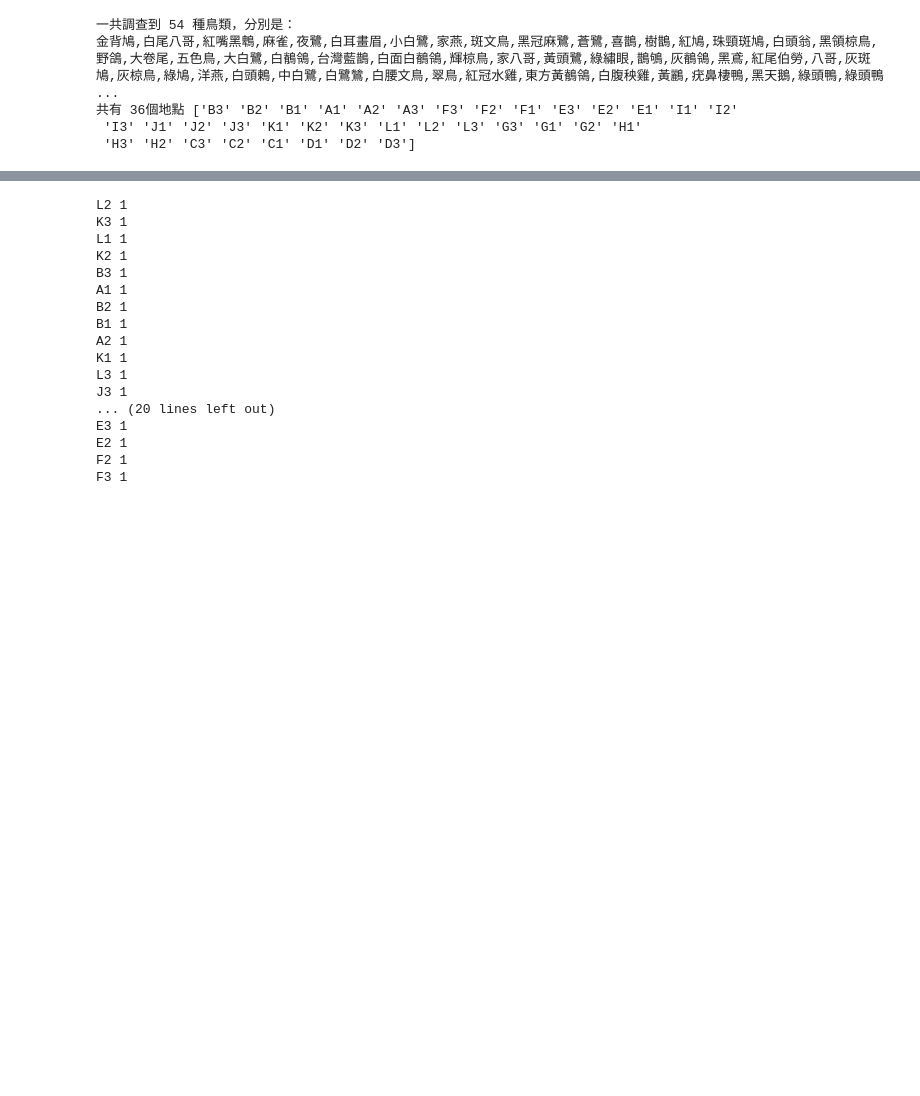
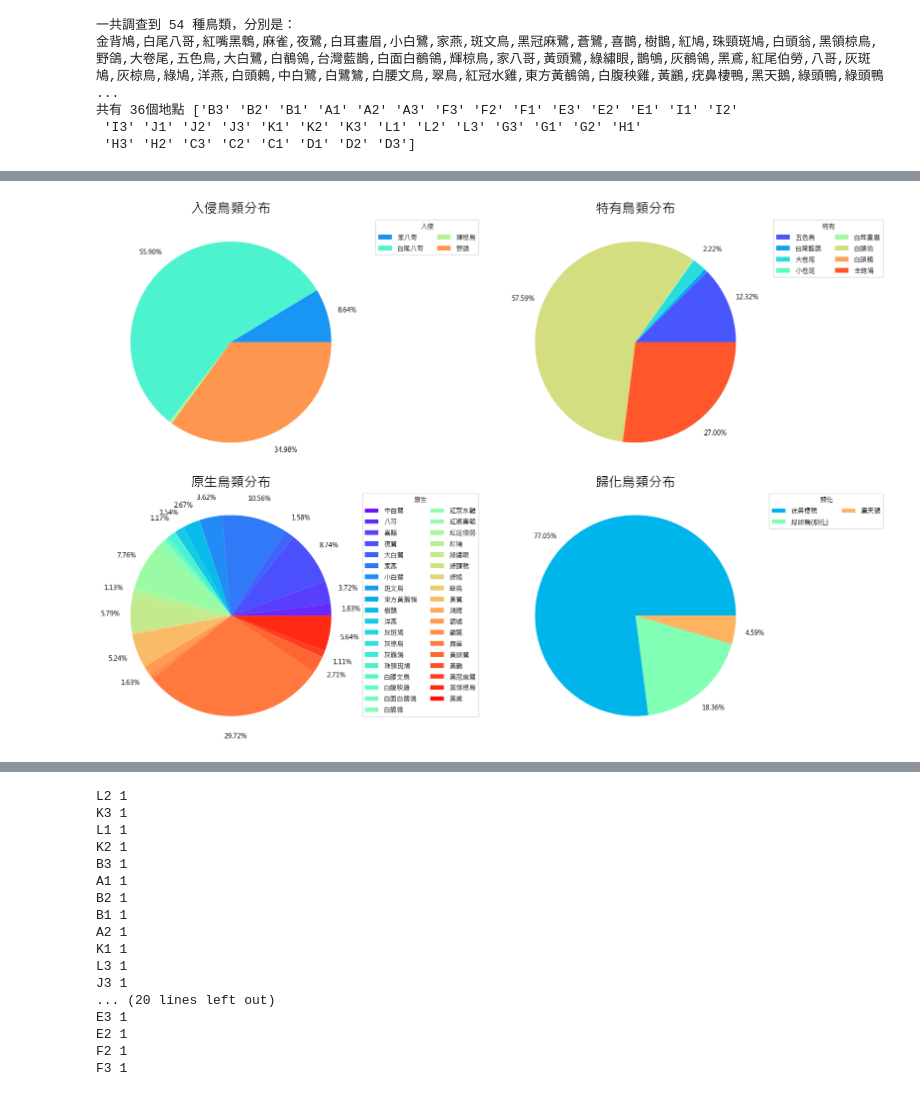
Before and after one commit to nebula0/Bird-survey, a Jupyter notebook: main.ipynb, the cells around one changed output, grey strips where cells are left out. Drawn from its saved outputs; the diff is of its cells as text; code cells hidden in the pictures; blank space fills up the shorter version.

```diff
--- a/main.ipynb
+++ b/main.ipynb
@@ -223,0 +280,28 @@ array(['鳩鴿', '椋鳥', '鵯', '雀', '鷺', '畫眉', '燕', '梅花雀', '
+# %%
+def autopct_format(values):
+    def my_format(pct):
+        total = sum(values)
+        val = int(round(pct*total/100.0))
+        if pct < 1:
+            return ''
+        return '{p:.2f}%'.format(p=pct)
+    return my_format
+
+fig, axs = plt.subplots(2, 2, figsize=(18, 12))
+
+categories = ['入侵', '特有', '原生', '歸化']
+
+for ax, category in zip(axs.flatten(), categories):
+    counts = pivot_df[pivot_df[category] > 0][category]
+    colors = sns.color_palette('rainbow', n_colors=len(counts))
+    # random.shuffle(colors)
+    curr = pivot_df[pivot_df[category] > 0]
+    ax.pie(counts, autopct=autopct_format(counts), pctdistance=1.2, colors=colors)  # Use custom autopct format here
+    ax.set_title(f'{category}鳥類分布', fontsize=20)
+    ax.legend(title=category, loc='upper right', labels=pivot_df[pivot_df[category] > 0]['鳥種'],
+              ncols=2, bbox_to_anchor=(1, 0, 0.5, 1))
+
+plt.tight_layout()
+plt.show()
+# %% [output]
+[figure, added]
```
Also changed, not shown: parts of 7 cells of this notebook, 4 other files.
